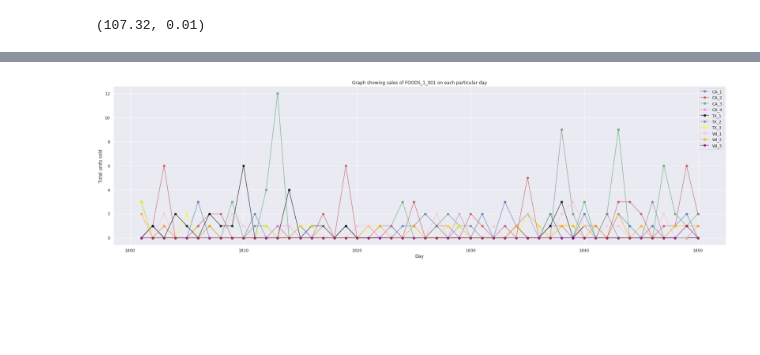
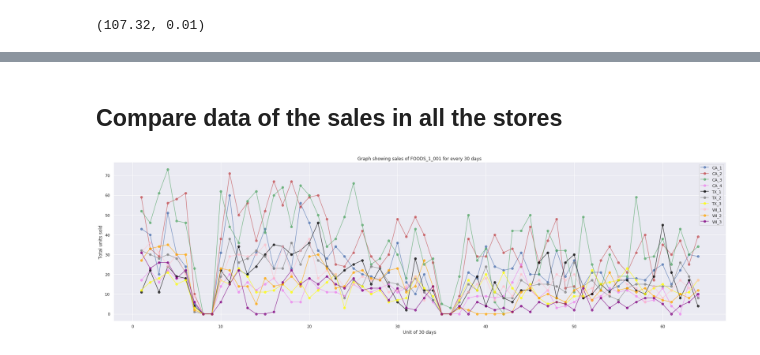
Before and after one commit to Rohan-Agarwal-Developer/walmart-sales-predictions, a Jupyter notebook: main.ipynb, the cells around one changed output, grey strips where cells are left out. Drawn from its saved outputs; the diff is of its cells as text; code cells hidden in the pictures; blank space fills up the shorter version.

```diff
--- a/main.ipynb
+++ b/main.ipynb
@@ -96,0 +102,18 @@ plt.show()
+# %%
+def sales_in_range(data, r):
+    x = []; y = []
+    for i in range(0,1942,r):
+        if (i + r <= 1942):
+            x.append(i // r + 1)
+            y.append(sum(data[i:i+r]))
+    return x, y
+# %%
+item_id = 'FOODS_1_001'
+example = data[(data['item_id'] == item_id) & (data['store_id'] == 'CA_1')].to_numpy()[0][6:]
+fig = plt.figure(figsize=(30,5))
+r = 10; start = 120
+x, y = sales_in_range(example, r)
+plt.scatter(x[start:], y[start:])
+plt.xlabel(f'Per {r} days')
+plt.ylabel('Units sold')plt.title(f'Total units of {item_id} sold vs Week')
+plt.show()
@@ -97,15 +136,27 @@ plt.show()
+# %% [markdown]
+## Compare data of the sales in all the stores
 # %%
 #compare data of one item at 10 locations
 item_id = 'FOODS_1_001'
 data_item = data[(data['item_id'] == item_id)].reset_index(drop=True)
 plt.figure(figsize=(30,8))
 c = ['b', 'r', 'g','violet','black', 'grey', 'yellow', 'pink', 'orange', 'purple']
+r = 30
+start = 0
+total_sale = [0] * data_item.columns[6:].size
 for index, row in data_item.iterrows():
-    plt.plot(range(1, 1942)[1800:1850], row[6:][1800:1850], alpha=0.7,marker='o', c=c[index], label=row['store_id'])
+    x, y = sales_in_range(row[6:], r)
+    total_sale
+    plt.plot(x[start:], y[start:], alpha=0.7, marker='o', c=c[index], label=row['store_id'])
+    total_sale = [a+b for a, b in zip(total_sale, y)]
+
+# total_sale = [sum(temp_array) for for]
+# plt.plot(x[start:],total_sale[start:],label='Total sale')
+
 plt.legend()
-plt.xlabel('Day')
+plt.xlabel(f'Unit of {r} days')
 plt.ylabel('Total units sold')
-plt.title(f'Graph showing sales of {item_id} on each particular day')
+plt.title(f'Graph showing sales of {item_id} for every {r} days')
 plt.show()
 # %% [output]
-[figure, old version]
+[figure, new version]
```
Also changed, not shown: parts of 6 cells of this notebook.
